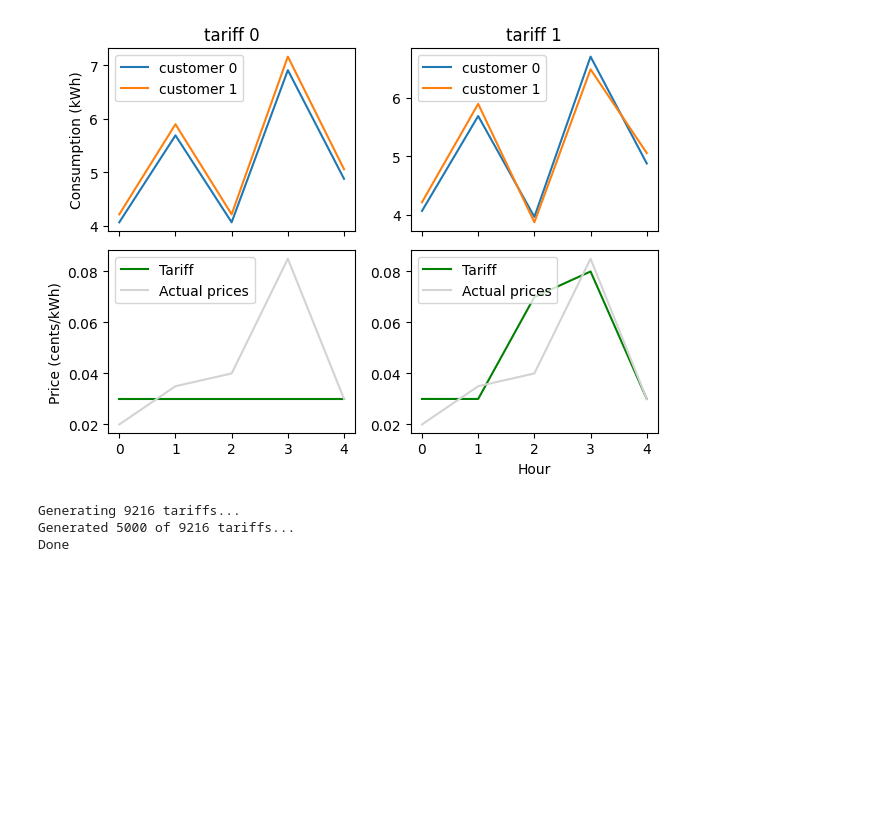
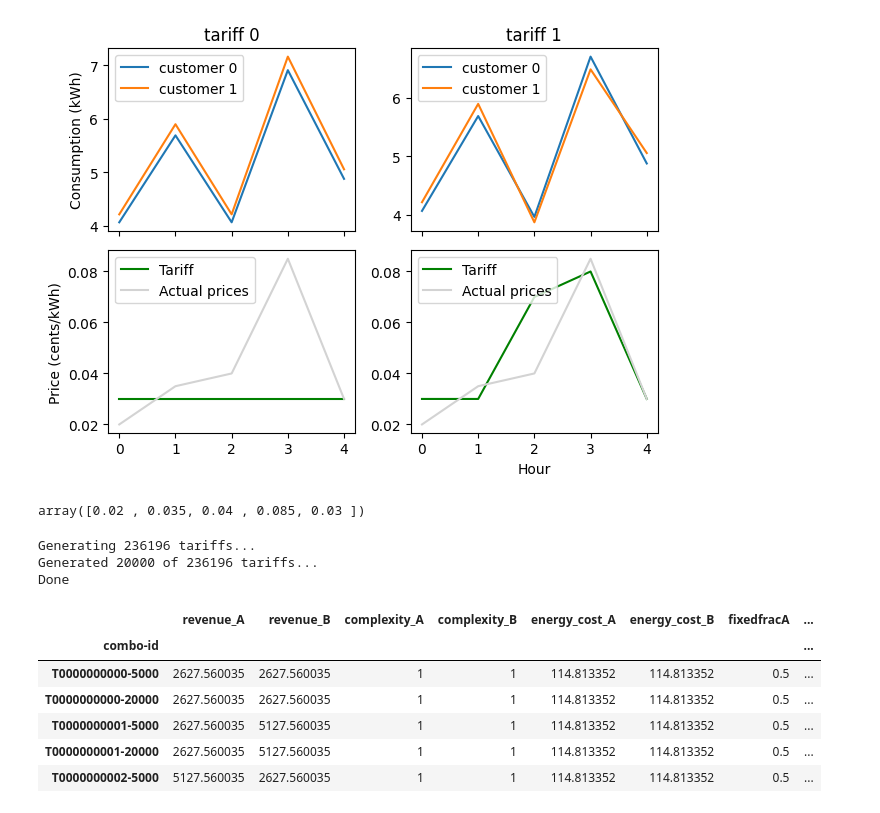
Before and after one commit to dshen109/tariff-design-problem, a Jupyter notebook: notebooks/tariff-generator.ipynb, the cells around one changed output. Drawn from its saved outputs; the diff is of its cells as text; code cells hidden in the pictures; blank space fills up the shorter version.

```diff
--- a/notebooks/tariff-generator.ipynb
+++ b/notebooks/tariff-generator.ipynb
@@ -283,12 +289,16 @@ def make_tariff_set(prices, base_consumptions_A, base_consumptions_B,
     return output, pd.DataFrame(
         tariff_book, columns=['A0', 'A1', 'A2', 'A3', 'A4', 'Afixed',
                               'B0', 'B1', 'B2', 'B3', 'B4', 'Bfixed'])
+# %%
+prices
+# %% [output]
+array([0.02 , 0.035, 0.04 , 0.085, 0.03 ])
 # %%
 # Assume consumptions are reported under a price of 0.1 $/kWh
 base_prices = np.full_like(prices, 0.05)
 
 # Create all possible combinations of volumetric prices
-price_options = np.arange(0.2, 0.26, 0.05)
+price_options = np.arange(0.05, 0.26, 0.1)
 # Cycle through price options and create all combinations
 volumetric_prices = []
 
@@ -296,7 +306,7 @@ for sequence in itertools.product(price_options, repeat=5):
     volumetric_prices.append(np.array(sequence))
 volumetric_prices = np.array(volumetric_prices)
 
-fixed_charges = [25, 50, 100]
+fixed_charges = [25, 50]
 
 tariff_set, tariff_book = make_tariff_set(prices, base_consumptions_A=consumption,
                 base_consumptions_B=consumption,
@@ -306,8 +316,8 @@ tariff_set, tariff_book = make_tariff_set(prices, base_consumptions_A=consumptio
                 fixed_charges=fixed_charges,
                 volumetric_prices=volumetric_prices)
 # %% [output]
-Generating 9216 tariffs...
-Generated 5000 of 9216 tariffs...
+Generating 236196 tariffs...
+Generated 20000 of 236196 tariffs...
 Done
 # %%
 def outcomes(revenue_A, revenue_B, energy_cost_A, energy_cost_B, fixedfracA,
@@ -333,17 +343,28 @@ def recovery_rate(cost_A, cost_B, cost_fixed, revenue_A, revenue_B):
 # %%
 # For each tariff, evaluate the outcomes.
 tariff_outcomes = []
-fixed_costs = [10 * 500, 20 * 1000]
-for tariff, fixed_cost in itertools.product(tariff_set, fixed_costs):
-    tariff_outcomes.append(tariff)
+fixed_costs_to_recover = [10 * 500, 20 * 1000]
+for tariff, fixed_cost in itertools.product(tariff_set, fixed_costs_to_recover):
+    tariff_outcomes.append(tariff.copy())
     subsidy, recovery = outcomes(
         tariff['revenue_A'], tariff['revenue_B'], tariff['energy_cost_A'],
         tariff['energy_cost_B'], tariff['fixedfracA'], fixed_cost
     )
+    tariff_outcomes[-1]['combo-id'] = f"{tariff['tariff_id']}-{fixed_cost}"
     tariff_outcomes[-1]['fixed_cost'] = fixed_cost
     tariff_outcomes[-1]['subsidy'] = subsidy
     tariff_outcomes[-1]['recovery'] = recovery
     tariff_outcomes[-1]['total_complexity'] = tariff['complexity_A'] + tariff['complexity_B']
-tariff_outcomes = pd.DataFrame(tariff_outcomes)
+tariff_outcomes_df = pd.DataFrame(tariff_outcomes)
 # Drop the columns which are arrays
-tariff_outcomes = tariff_outcomes.drop(columns=['energy_A_kWh', 'energy_B_kWh'])
+tariff_outcomes_df = tariff_outcomes_df.drop(columns=['energy_A_kWh', 'energy_B_kWh'])
+tariff_outcomes_df.set_index('combo-id', inplace=True)
+tariff_outcomes_df.head()
+# %% [output]
+|  | revenue_A | revenue_B | complexity_A | complexity_B | energy_cost_A | energy_cost_B | fixedfracA | ... |
+| combo-id |  |  |  |  |  |  |  | ... |
+| T0000000000-5000 | 2627.560035 | 2627.560035 | 1 | 1 | 114.813352 | 114.813352 | 0.5 | ... |
+| T0000000000-20000 | 2627.560035 | 2627.560035 | 1 | 1 | 114.813352 | 114.813352 | 0.5 | ... |
+| T0000000001-5000 | 2627.560035 | 5127.560035 | 1 | 1 | 114.813352 | 114.813352 | 0.5 | ... |
+| T0000000001-20000 | 2627.560035 | 5127.560035 | 1 | 1 | 114.813352 | 114.813352 | 0.5 | ... |
+| T0000000002-5000 | 5127.560035 | 2627.560035 | 1 | 1 | 114.813352 | 114.813352 | 0.5 | ... |
```
Also changed, not shown: parts of 5 cells of this notebook, 5 other files.
